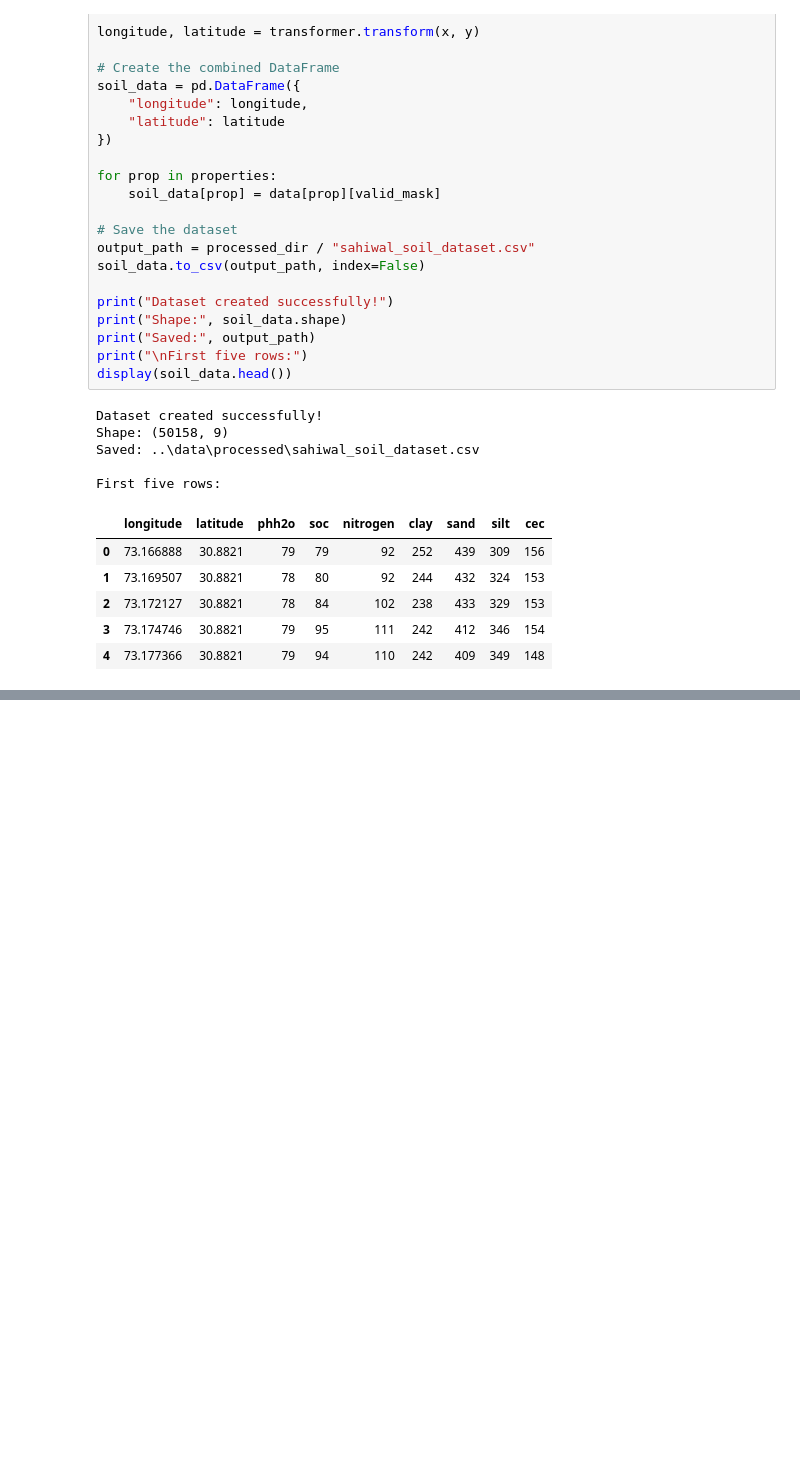
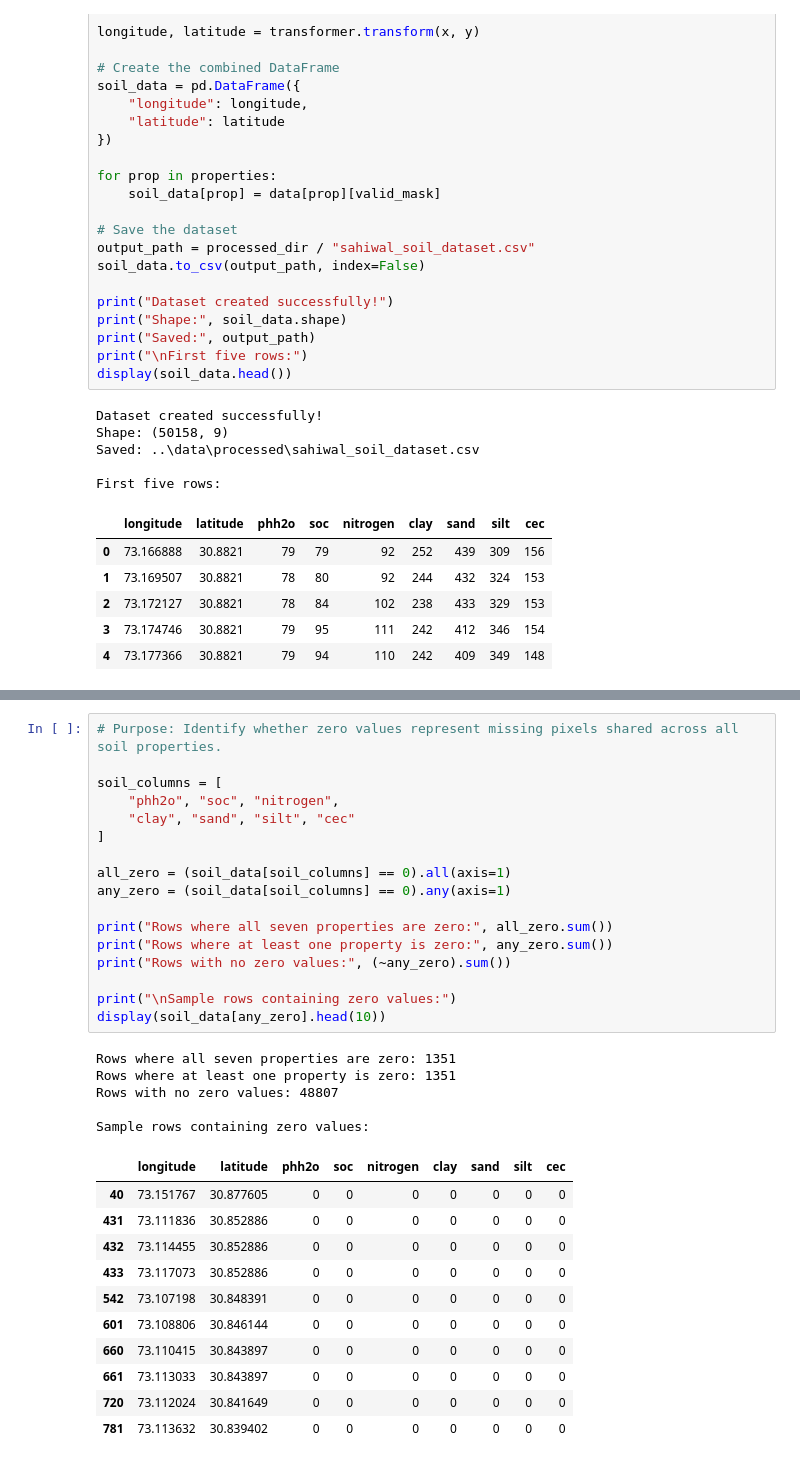
Before and after one commit to iammuhammadhassan/SoilSenseAi, a Jupyter notebook: notebooks/01_soil_data_preparation.ipynb, the cells around one changed output, grey strips where cells are left out. Saved outputs shown, nothing was run; the diff lists cells and outputs as text; blank space fills up the shorter version.

```diff
--- a/src/01_soil_data_preparation.ipynb
+++ b/notebooks/01_soil_data_preparation.ipynb
@@ -1288,0 +1316,34 @@ display(soil_data.describe().round(2))
+# %%
+# Purpose: Identify whether zero values represent missing pixels shared across all soil properties.
+
+soil_columns = [
+    "phh2o", "soc", "nitrogen",
+    "clay", "sand", "silt", "cec"
+]
+
+all_zero = (soil_data[soil_columns] == 0).all(axis=1)
+any_zero = (soil_data[soil_columns] == 0).any(axis=1)
+
+print("Rows where all seven properties are zero:", all_zero.sum())
+print("Rows where at least one property is zero:", any_zero.sum())
+print("Rows with no zero values:", (~any_zero).sum())
+
+print("\nSample rows containing zero values:")
+display(soil_data[any_zero].head(10))
+# %% [output]
+Rows where all seven properties are zero: 1351
+Rows where at least one property is zero: 1351
+Rows with no zero values: 48807
+
+Sample rows containing zero values:
+|  | longitude | latitude | phh2o | soc | nitrogen | clay | sand | silt | cec |
+| 40 | 73.151767 | 30.877605 | 0 | 0 | 0 | 0 | 0 | 0 | 0 |
+| 431 | 73.111836 | 30.852886 | 0 | 0 | 0 | 0 | 0 | 0 | 0 |
+| 432 | 73.114455 | 30.852886 | 0 | 0 | 0 | 0 | 0 | 0 | 0 |
+| 433 | 73.117073 | 30.852886 | 0 | 0 | 0 | 0 | 0 | 0 | 0 |
+| 542 | 73.107198 | 30.848391 | 0 | 0 | 0 | 0 | 0 | 0 | 0 |
+| 601 | 73.108806 | 30.846144 | 0 | 0 | 0 | 0 | 0 | 0 | 0 |
+| 660 | 73.110415 | 30.843897 | 0 | 0 | 0 | 0 | 0 | 0 | 0 |
+| 661 | 73.113033 | 30.843897 | 0 | 0 | 0 | 0 | 0 | 0 | 0 |
+| 720 | 73.112024 | 30.841649 | 0 | 0 | 0 | 0 | 0 | 0 | 0 |
+| 781 | 73.113632 | 30.839402 | 0 | 0 | 0 | 0 | 0 | 0 | 0 |
```
Also changed, not shown: parts of 4 cells of this notebook, 1 other file.
